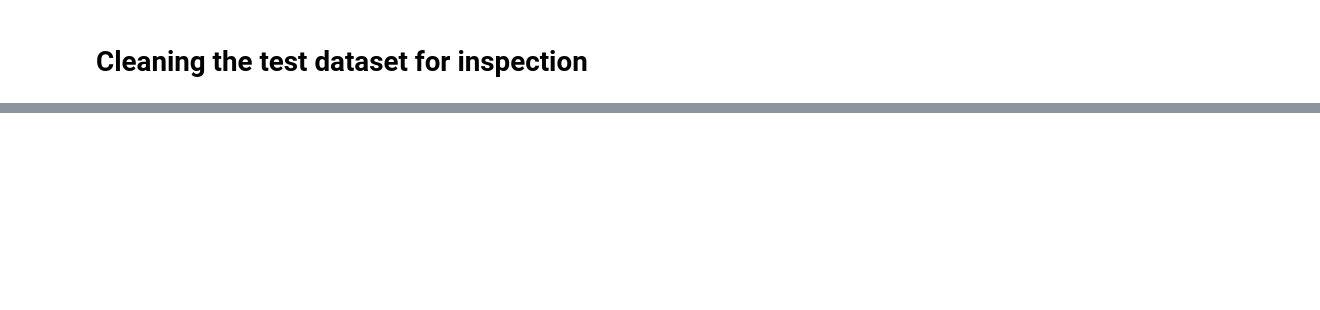
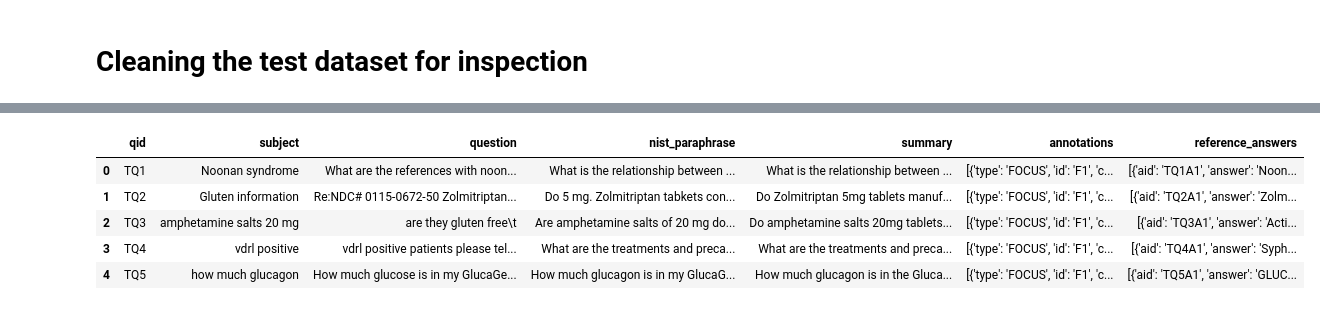
Before and after one commit to mlpalacios8/LiveQA_MedicalTask_TREC2017, a Jupyter notebook: EDA_XML_Files.ipynb, the cells around one changed output, grey strips where cells are left out. Saved outputs shown, nothing was run; the diff lists cells and outputs as text; code cells hidden in the pictures; blank space fills up the shorter version.

```diff
--- a/EDA_XML_Files.ipynb
+++ b/EDA_XML_Files.ipynb
@@ -179,7 +179,7 @@ def parse_xml_test_summary_data(xml_test_summary_data):
         reference_answers = []
         reference_answers_section = question.find('ReferenceAnswers')
         if reference_answers_section is not None:
-            for ref_answer in reference_answers_section.findall('RefAnswer'):
+            for ref_answer in reference_answers_section.findall('RefAnswer') + reference_answers_section.findall('ReferenceAnswer'):
                 aid = ref_answer.get('aid')
                 answer = ref_answer.find('ANSWER').text.strip() if ref_answer.find('ANSWER') is not None else ""
                 answer_url = ref_answer.find('AnswerURL').text.strip() if ref_answer.find('AnswerURL') is not None else ""
@@ -196,7 +196,7 @@ def parse_xml_test_summary_data(xml_test_summary_data):
         parsed_data.append({
             'qid': qid,
             'subject': subject,
-            'message': message,
+            'question': message,
             'nist_paraphrase': nist_paraphrase,
             'summary': summary,
             'annotations': annotations,
@@ -204,7 +204,6 @@ def parse_xml_test_summary_data(xml_test_summary_data):
         })
 
     return pd.DataFrame(parsed_data)
-
 
 df_train1 = parse_xml_training1_data(train1_data)
 df_train2 = parse_xml_training2_data(train2_data)
@@ -218,8 +217,8 @@ df_train = pd.concat([df_train1, df_train2], join='inner', ignore_index=True)
 df_train1.to_csv(r".\TrainingDatasets\TREC-2017-LiveQA-Medical-Train-1.csv", index=False)
 df_train2.to_csv(r".\TrainingDatasets\TREC-2017-LiveQA-Medical-Train-2.csv", index=False)
 df_train.to_csv(r".\TrainingDatasets\TREC-2017-LiveQA-Medical-Train.csv", index=False)
-df_test.to_csv(r".\TrainingDatasets\TREC-2017-LiveQA-Medical-Test.csv", index=False)
-df_test_summary.to_csv(r".\TrainingDatasets\TREC-2017-LiveQA-Medical-Test-Summary.csv", index=False)
+df_test.to_csv(r".\TestDataset\TREC-2017-LiveQA-Medical-Test.csv", index=False)
+df_test_summary.to_csv(r".\TestDataset\TREC-2017-LiveQA-Medical-Test-Summary.csv", index=False)
 print("trains dataset size:", df_train.shape)
 print("test dataset size:", df_test.shape)
 print("test summary dataset size:", len(df_test_summary))
@@ -398,7 +401,7 @@ Unique values in 'focus' column: 389
 # Cleaning the test dataset for inspection
 # %%
 # Copy df_test[['question', 'nist_paraphrase']].head(n=20) to the clipboard
-print("BEFORE CLEANING")
+print("TEST BEFORE CLEANING")
 display(df_test.describe().T)
 display(skim(df_test))
 
@@ -409,8 +412,19 @@ df_test_clean['question'] = df_test_clean['question'].apply(clean_string)
 df_test_clean['nist_paraphrase'] = df_test_clean['nist_paraphrase'].apply(clean_string)
 df_test_clean['answer'] = df_test_clean['answer'].apply(clean_string)
 
+# Do the same with the test summary dataset
+df_test_summary_clean = df_test_summary.copy()
+df_test_summary_clean['subject'] = df_test_summary_clean['subject'].apply(clean_string)
+df_test_summary_clean['question'] = df_test_summary_clean['question'].apply(clean_string)
+df_test_summary_clean['nist_paraphrase'] = df_test_summary_clean['nist_paraphrase'].apply(clean_string)
+df_test_summary_clean['summary'] = df_test_summary_clean['summary'].apply(clean_string)
+
 # Inspect after cleaning
-print("AFTER CLEANING")
+print("TEST AFTER CLEANING")
 display(df_test_clean.describe().T)
 display(skim(df_test_clean))
+
+print("TEST SUMMARY AFTER CLEANING")
+display(df_test_summary_clean.describe().T)
+display(skim(df_test_summary_clean))
 # %% [output]
@@ -474,0 +516,13 @@ df_train_clean.to_clipboard(index=False, sep='\t')
+# %%
+df_test_clean.to_clipboard(index=False, sep='\t')
+df_train_clean.to_clipboard(index=False, sep='\t')
+df_train_clean[['focus', 'type']].drop_duplicates().sort_values(by='type')
+df_test_summary_clean.to_clipboard(index=False, sep='\t')
+df_test_summary.head()
+# %% [output]
+|  | qid | subject | question | nist_paraphrase | summary | annotations | reference_answers |
+| 0 | TQ1 | Noonan syndrome | What are the references with noon... | What is the relationship between ... | What is the relationship between ... | [{'type': 'FOCUS', 'id': 'F1', 'c... | [{'aid': 'TQ1A1', 'answer': 'Noon... |
+| 1 | TQ2 | Gluten information | Re:NDC# 0115-0672-50 Zolmitriptan... | Do 5 mg. Zolmitriptan tabkets con... | Do Zolmitriptan 5mg tablets manuf... | [{'type': 'FOCUS', 'id': 'F1', 'c... | [{'aid': 'TQ2A1', 'answer': 'Zolm... |
+| 2 | TQ3 | amphetamine salts 20 mg | are they gluten free\t | Are amphetamine salts of 20 mg do... | Do amphetamine salts 20mg tablets... | [{'type': 'FOCUS', 'id': 'F1', 'c... | [{'aid': 'TQ3A1', 'answer': 'Acti... |
+| 3 | TQ4 | vdrl positive | vdrl positive patients please tel... | What are the treatments and preca... | What are the treatments and preca... | [{'type': 'FOCUS', 'id': 'F1', 'c... | [{'aid': 'TQ4A1', 'answer': 'Syph... |
+| 4 | TQ5 | how much glucagon | How much glucose is in my GlucaGe... | How much glucagon is in my GlucaG... | How much glucagon is in the Gluca... | [{'type': 'FOCUS', 'id': 'F1', 'c... | [{'aid': 'TQ5A1', 'answer': 'GLUC... |
```
Also changed, not shown: parts of 3 cells of this notebook, 8 other files.
